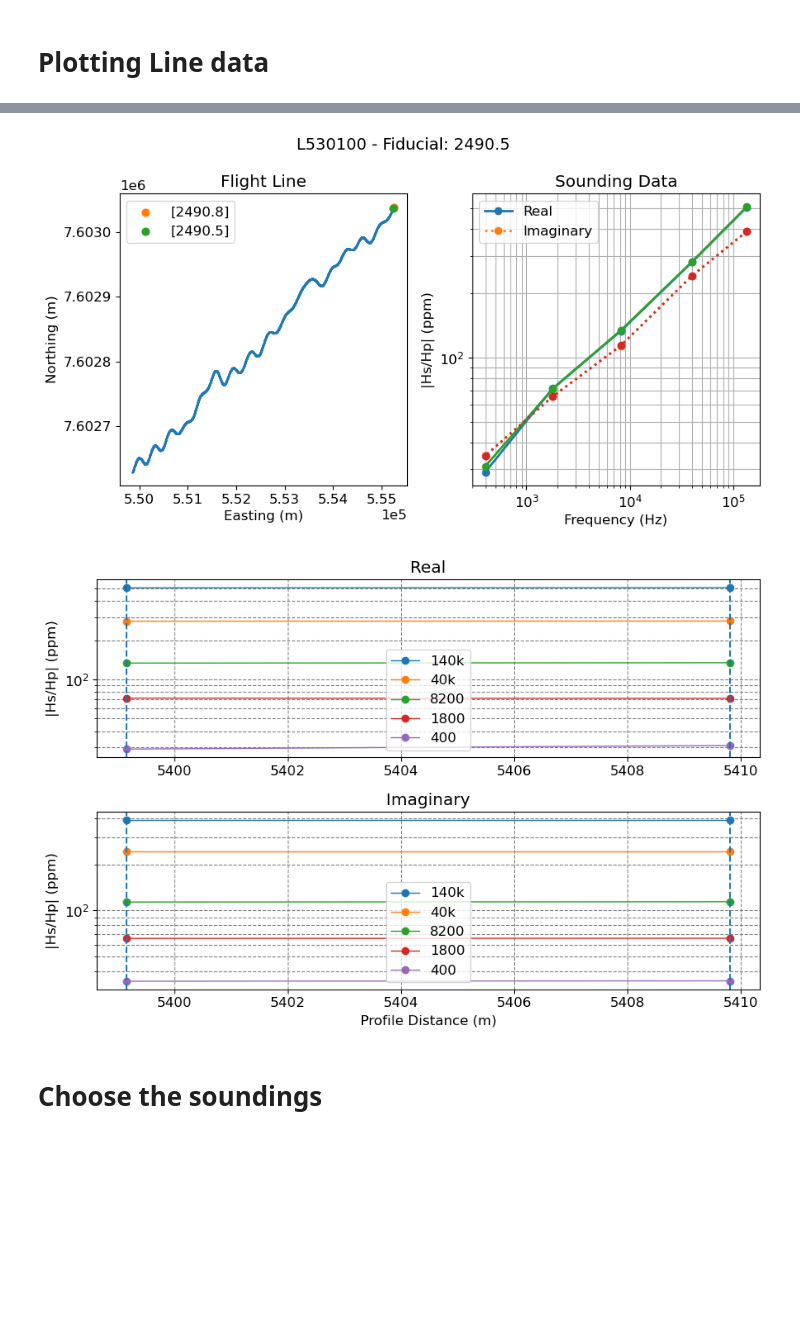
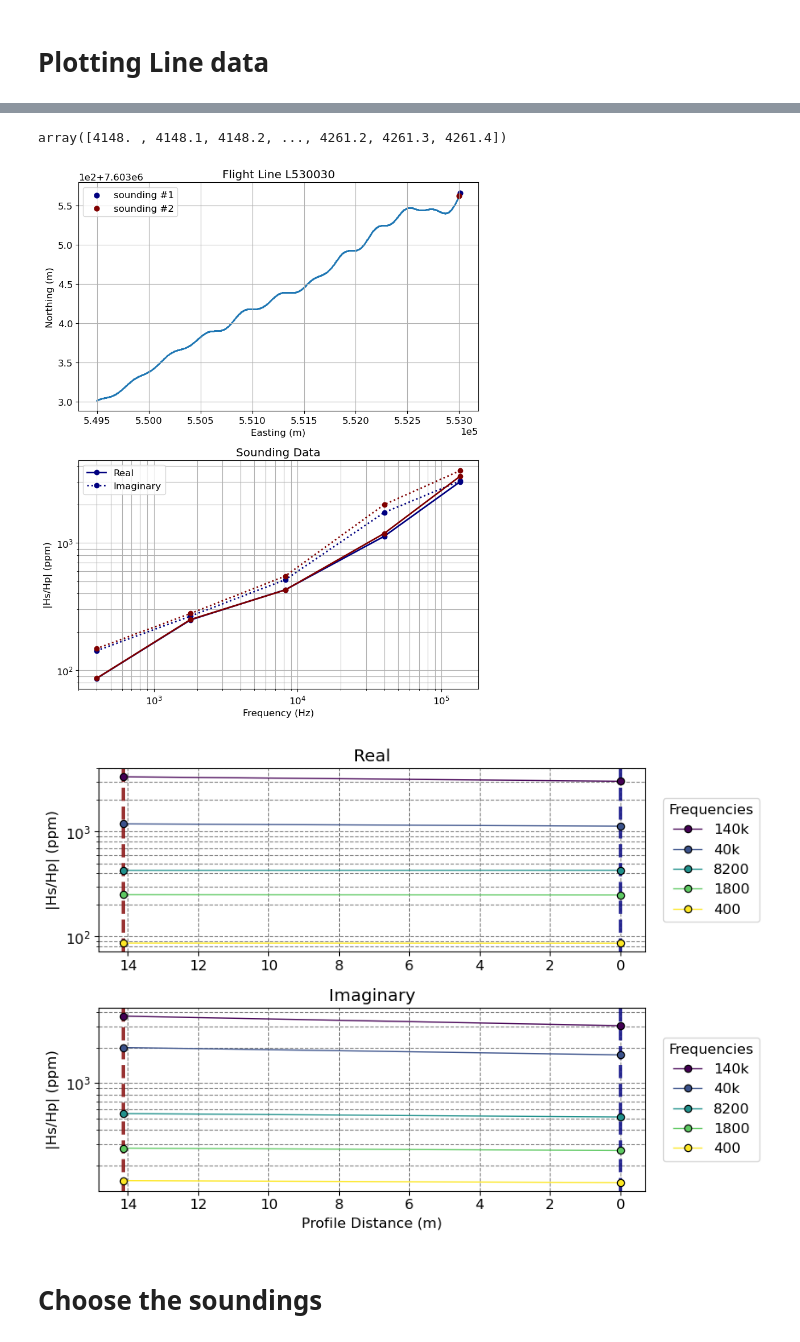
Before and after one commit to pablochanghuang/ITH_AEM, a Jupyter notebook: 1D_FDEM_REALDATA_least_square_inversion.ipynb, the cells around one changed output, grey strips where cells are left out. Cells and saved outputs as stored; diff of their text form; code cells hidden in the pictures; blank space fills up the shorter version.

Commit message:
Plotting stuff

```diff
--- a/1D_FDEM_REALDATA_least_square_inversion.ipynb
+++ b/1D_FDEM_REALDATA_least_square_inversion.ipynb
@@ -556,7 +591,7 @@ interactive(children=(SelectionSlider(description='Line: ', options=('L530030',
 # %% [markdown]
 # Plotting Line data
 # %%
-line_no = 'L530100' ### "regular" flight line
+line_no = 'L530030' ### "regular" flight line
 lines = fdem_data['Line'].unique()
-line, line_fids = plot_survey_lines(fdem_data, line_no, return_results=True, plot_results=True) ## Plots the map with the selected line for confirmation
+line, line_fids = plot_survey_lines(fdem_data, line_no, return_results=True, plot_results=True, save_plots=True) ## Plots the map with the selected line for confirmation
 # %% [output]
@@ -564,8 +599,12 @@ line, line_fids = plot_survey_lines(fdem_data, line_no, return_results=True, plo
+# %%
+line_fids
+# %% [output]
+array([4148. , 4148.1, 4148.2, ..., 4261.2, 4261.3, 4261.4])
 # %%
-plot_station_line_data(fdem_data, line_no, [2490.8, 2490.5], freqs = all_freqs_num, freqs_names=all_freqs, display_results=False, plot_results=True)
+plot_station_line_data(fdem_data, line_no, [4148., 4148.5], freqs = all_freqs_num, freqs_names=all_freqs, display_results=False, plot_results=True)
 # %% [output]
-[figure, old version]
+[figure, new version]
-[figure, old version]
+[figure, new version]
 # %% [markdown]
 # Choose the soundings
 # %%
```
Also changed, not shown: parts of 7 cells of this notebook, 6 other files.
